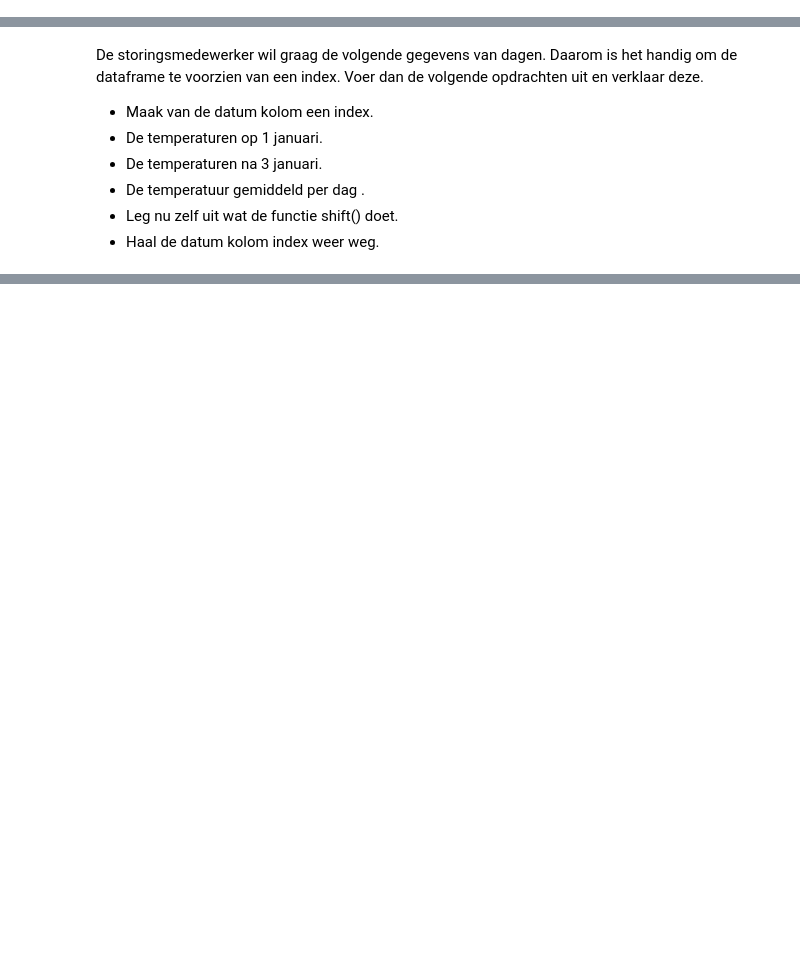
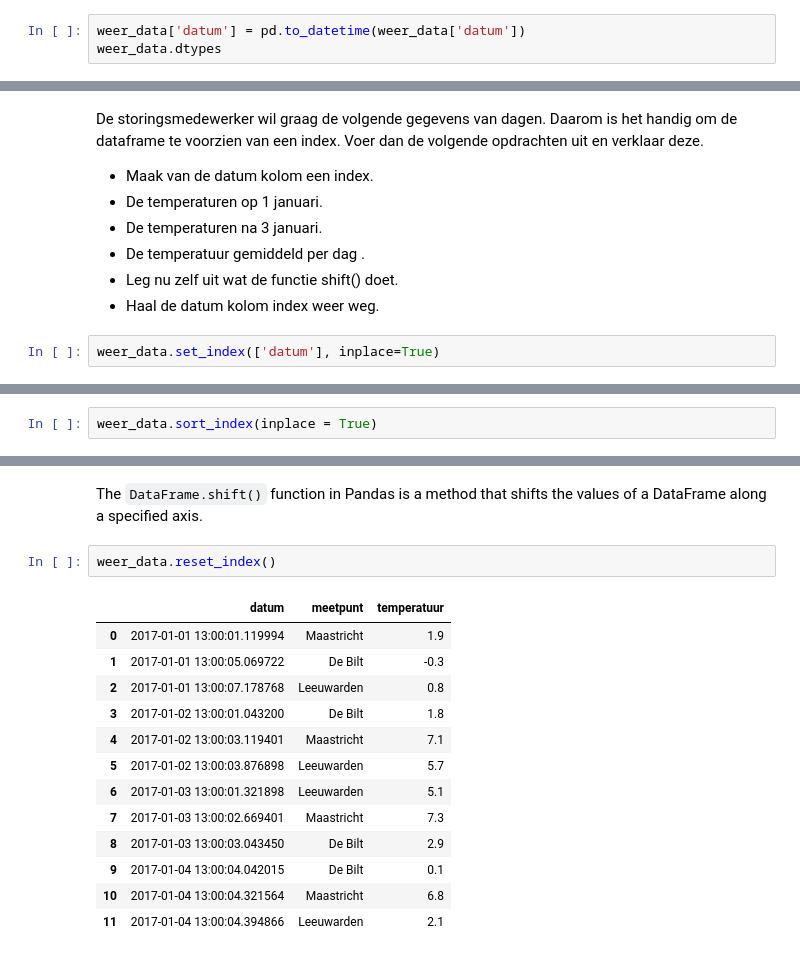
Before and after one commit to PeterKemner/CM2024, a Jupyter notebook: CM03_pandas/CM_Pandas_opdrachten.ipynb, the cells around one changed output, grey strips where cells are left out. Drawn from its saved outputs; the diff is of its cells as text; blank space fills up the shorter version.

```diff
--- a/CM03_pandas/CM_Pandas_opdrachten.ipynb
+++ b/CM03_pandas/CM_Pandas_opdrachten.ipynb
@@ -270,0 +406,3 @@ Bewerk de data zodat deze netjes in een dataframe komt.
+# %%
+weer_data['datum'] = pd.to_datetime(weer_data['datum'])
+weer_data.dtypes
@@ -283,3 +441,5 @@ De storingsmedewerker wil graag de volgende gegevens van dagen. Daarom is het ha
 -	De temperatuur gemiddeld per dag .
 -	Leg nu zelf uit wat de functie shift() doet.
 -	Haal de datum kolom index weer weg.
+# %%
+weer_data.set_index(['datum'], inplace=True)
@@ -285,0 +454,2 @@ De storingsmedewerker wil graag de volgende gegevens van dagen. Daarom is het ha
+# %%
+weer_data.sort_index(inplace = True)
@@ -285,0 +476,18 @@ De storingsmedewerker wil graag de volgende gegevens van dagen. Daarom is het ha
+# %% [markdown]
+The `DataFrame.shift()` function in Pandas is a method that shifts the values of a DataFrame along a specified axis.
+# %%
+weer_data.reset_index()
+# %% [output]
+|  | datum | meetpunt | temperatuur |
+| 0 | 2017-01-01 13:00:01.119994 | Maastricht | 1.9 |
+| 1 | 2017-01-01 13:00:05.069722 | De Bilt | -0.3 |
+| 2 | 2017-01-01 13:00:07.178768 | Leeuwarden | 0.8 |
+| 3 | 2017-01-02 13:00:01.043200 | De Bilt | 1.8 |
+| 4 | 2017-01-02 13:00:03.119401 | Maastricht | 7.1 |
+| 5 | 2017-01-02 13:00:03.876898 | Leeuwarden | 5.7 |
+| 6 | 2017-01-03 13:00:01.321898 | Leeuwarden | 5.1 |
+| 7 | 2017-01-03 13:00:02.669401 | Maastricht | 7.3 |
+| 8 | 2017-01-03 13:00:03.043450 | De Bilt | 2.9 |
+| 9 | 2017-01-04 13:00:04.042015 | De Bilt | 0.1 |
+| 10 | 2017-01-04 13:00:04.321564 | Maastricht | 6.8 |
+| 11 | 2017-01-04 13:00:04.394866 | Leeuwarden | 2.1 |
```
Also changed, not shown: parts of 19 cells of this notebook, 15 other files.
